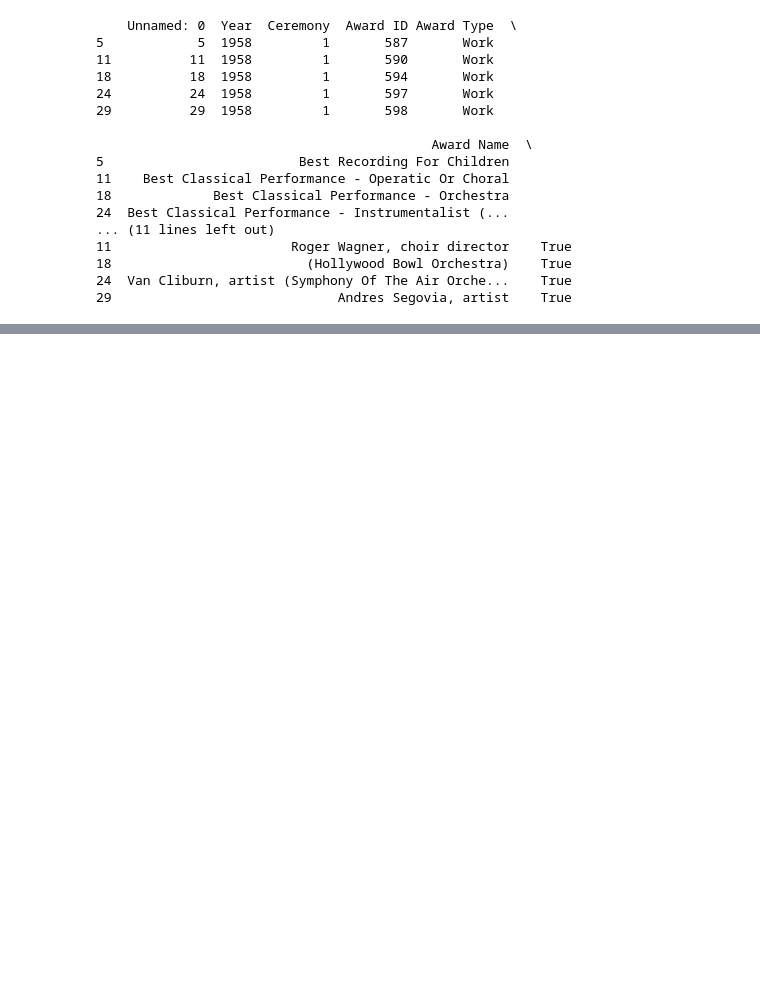
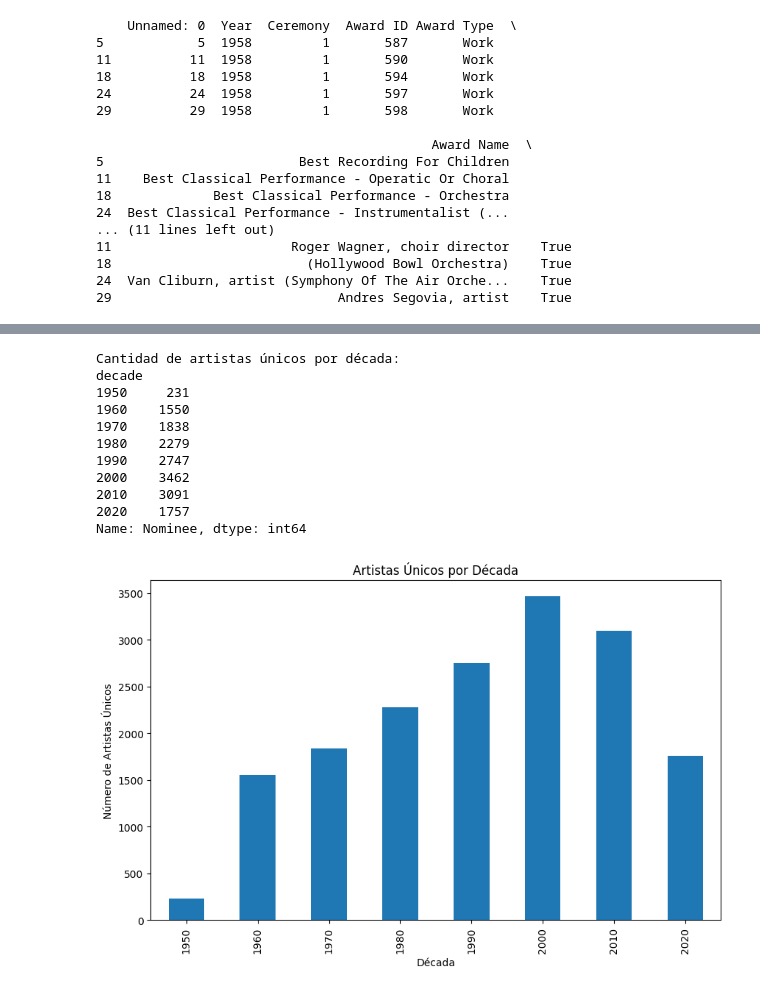
Before and after one commit to developreiloyo/NP_PD, a Jupyter notebook: Grammys.ipynb, the cells around one changed output, grey strips where cells are left out. Saved outputs shown, nothing was run; the diff lists cells and outputs as text; code cells hidden in the pictures; blank space fills up the shorter version.

```diff
--- a/Grammys.ipynb
+++ b/Grammys.ipynb
@@ -68,0 +276,35 @@ print(df_winners.head())
+# %%
+#Dominancia por década
+    #• ¿Qué década tuvo los artistas más exitosos?
+    #• ¿Hubo cambios culturales o tecnológicos que afectaron las tendencias?
+
+# Crear la columna 'decade' basada en la columna 'Year'
+df['decade'] = (df['Year'] // 10) * 10
+
+# Agrupar por década y contar la cantidad de artistas únicos
+artist_counts_by_decade = df.groupby('decade')['Nominee'].nunique()
+
+# Mostrar resultados
+print("\nCantidad de artistas únicos por década:")
+print(artist_counts_by_decade)
+
+# Graficar los resultados
+plt.figure(figsize=(10, 6))
+artist_counts_by_decade.plot(kind='bar')
+plt.title('Artistas Únicos por Década')
+plt.xlabel('Década')
+plt.ylabel('Número de Artistas Únicos')
+plt.show()
+# %% [output]
+Cantidad de artistas únicos por década:
+decade
+1950     231
+1960    1550
+1970    1838
+1980    2279
+1990    2747
+2000    3462
+2010    3091
+2020    1757
+Name: Nominee, dtype: int64
+[figure, added]
```
Also changed, not shown: parts of 9 cells of this notebook.
